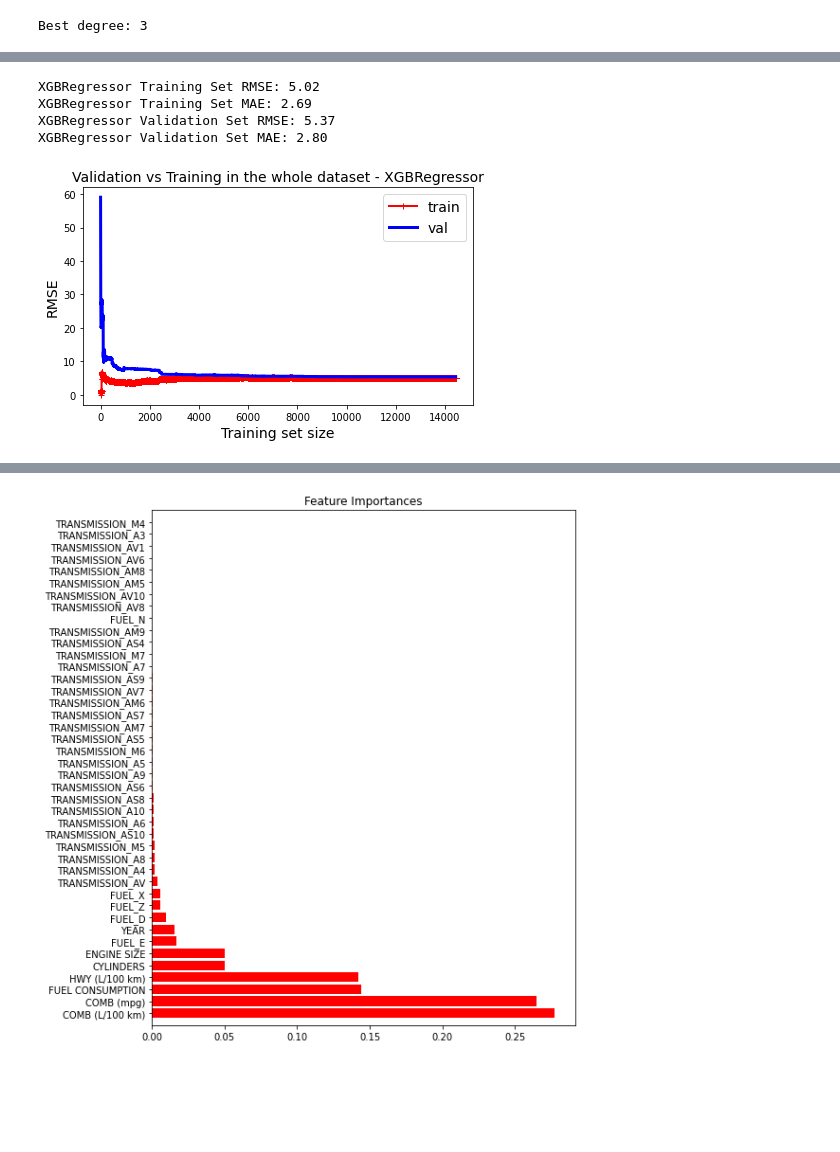
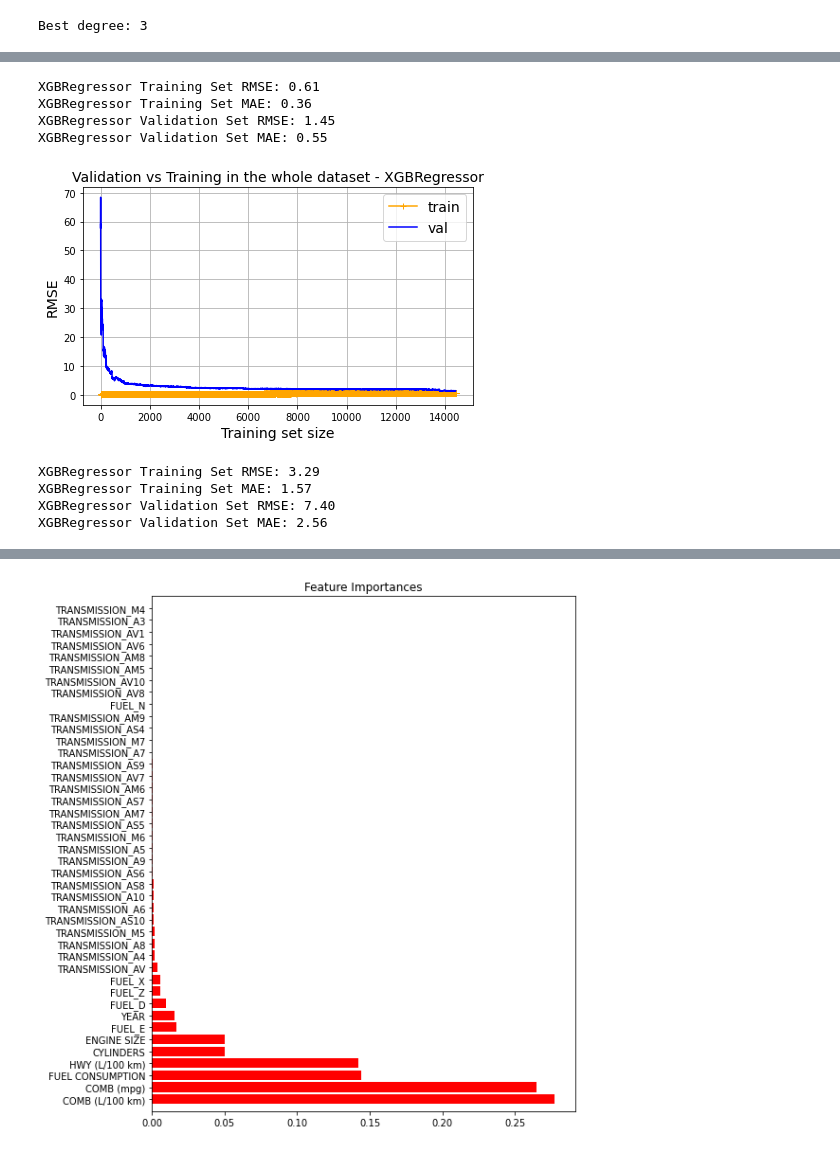
Before and after one commit to romthevacuousspider/Fuel-Consumption-2000-2022-ML-coursework2-, a Jupyter notebook: ML2.ipynb, the cells around one changed output, grey strips where cells are left out. Drawn from its saved outputs; the diff is of its cells as text; code cells hidden in the pictures; blank space fills up the shorter version.

```diff
--- a/ML2.ipynb
+++ b/ML2.ipynb
@@ -610,7 +661,7 @@ polynomial_regression = Pipeline([
         ("lin_reg", LinearRegression()),
     ])
 
-plot_learning_curves_and_evaluate(polynomial_regression, scaled_linear_data_train, label_train)
+plot_learning_curves_and_evaluate(polynomial_regression, x_train_linerD, y_train_linerD, x_val_linerD, y_val_linerD)
 # %% [output]
 Pipeline Training Set RMSE: 13.79
 Pipeline Training Set MAE: 6.88
@@ -641,2 +795,0 @@ RandomForestRegg_best_estimator = grid_search_forest.best_estimator_
-# %%
-plot_learning_curves_and_evaluate(RandomForestRegg_best_estimator, RandomFregressot_data_train, label_train)
@@ -651,3 +858,6 @@ add_model_performance(regression_performance, 'Random Forest', 5.46, 2.81)
+# %%
+x_train_AllD, x_val_AllD, y_train_AllD, y_val_AllD = train_test_split(scaled_alldata_train, label_train,
+                                                                              test_size=0.2, random_state=10)
 # %%
 from sklearn.tree import DecisionTreeRegressor
 from sklearn.model_selection import GridSearchCV
@@ -712,0 +982,22 @@ KNeighborsRegressor Validation Set MAE: 2.86
+# %%
+from sklearn.model_selection import GridSearchCV
+from sklearn.neighbors import KNeighborsRegressor
+
+#defining parameters
+param_grid_knn = [
+    {'n_neighbors': range(1, 11)}
+]
+
+knn_reg = KNeighborsRegressor()
+
+# Grid search
+grid_search_knn = GridSearchCV(knn_reg, param_grid_knn, cv=10, n_jobs=-1,
+                              scoring= 'neg_mean_squared_error',
+                           return_train_score=True)
+
+grid_search_knn.fit(x_train_AllD, y_train_AllD)
+
+knn_best_estimator_AllD = grid_search_knn.best_estimator_
+
+evaluate_model_with_validation(knn_best_estimator_AllD, x_train_AllD, y_train_AllD,
+                                  x_val_AllD, y_val_AllD)
@@ -715,34 +1076,34 @@ add_model_performance(regression_performance, 'KNN + RandomForest features', 5.7
 # %%
 import xgboost as xgb
 
 from sklearn.model_selection import RandomizedSearchCV
 from scipy.stats import randint
 
 #Defining parameters
 param_distribs_xgb = {
          'n_estimators': [100, 200, 300],           # Number of estimators
     'learning_rate': [0.01, 0.05, 0.1, 0.2],         # Learning rate
     'max_depth': [3, 5, 7],                    # Maximum depth of a tree
     'subsample': [0.8, 1.0],                   # Subsample ratio of the training instances
     'colsample_bytree': [0.8, 1.0],            # Subsample ratio of columns when constructing each tree
     'gamma': [0, 0.1, 0.2],                    # Minimum loss reduction required to make a further partition on a leaf node
     'reg_alpha': np.arange(0.1, 1, 0.1),                # L1 regularization
     'reg_lambda': np.arange(0.1, 1, 0.1)                # L2 regularization
 }
 
 xgb_rnadom_search = xgb.XGBRegressor(random_state=42)
 
 # randomized serach
 rnd_search_xgb = RandomizedSearchCV(xgb_rnadom_search, param_distributions=param_distribs_xgb,
                                 n_jobs=-1, n_iter=10, cv=5, scoring='neg_mean_squared_error', random_state=42)
-rnd_search_xgb.fit(RandomFregressot_data_train, label_train.values.ravel())
+rnd_search_xgb.fit(x_train_AllD, y_train_AllD)
 
-xgb_best_estimator = rnd_search_xgb.best_estimator_
+xgb_best_estimator_AllD = rnd_search_xgb.best_estimator_
 
-plot_learning_curves_and_evaluate(xgb_best_estimator, RandomFregressot_data_train, label_train.values.ravel())
+plot_learning_curves_and_evaluate(xgb_best_estimator_AllD, x_train_AllD, y_train_AllD, x_val_AllD, y_val_AllD)
 # %% [output]
-XGBRegressor Training Set RMSE: 5.02
-XGBRegressor Training Set MAE: 2.69
-XGBRegressor Validation Set RMSE: 5.37
-XGBRegressor Validation Set MAE: 2.80
+XGBRegressor Training Set RMSE: 0.61
+XGBRegressor Training Set MAE: 0.36
+XGBRegressor Validation Set RMSE: 1.45
+XGBRegressor Validation Set MAE: 0.55
-[figure, old version]
+[figure, new version]
@@ -749 +1112,34 @@ XGBRegressor Validation Set MAE: 2.80
+# %%
+import xgboost as xgb
+
+from sklearn.model_selection import RandomizedSearchCV
+from scipy.stats import randint
+
+#Defining parameters
+param_distribs_xgb = {
+         'n_estimators': [100, 200, 300],           # Number of estimators
+    'learning_rate': [0.01, 0.05, 0.1, 0.2],         # Learning rate
+    'max_depth': [3, 5, 7],                    # Maximum depth of a tree
+    'subsample': [0.8, 1.0],                   # Subsample ratio of the training instances
+    'colsample_bytree': [0.8, 1.0],            # Subsample ratio of columns when constructing each tree
+    'gamma': [0, 0.1, 0.2],                    # Minimum loss reduction required to make a further partition on a leaf node
+    'reg_alpha': np.arange(0.1, 1, 0.1),                # L1 regularization
+    'reg_lambda': np.arange(0.1, 1, 0.1)                # L2 regularization
+}
+
+xgb_rnadom_search = xgb.XGBRegressor(random_state=42)
+
+# randomized serach
+rnd_search_xgb = RandomizedSearchCV(xgb_rnadom_search, param_distributions=param_distribs_xgb,
+                                n_jobs=-1, n_iter=10, cv=5, scoring='neg_mean_squared_error', random_state=42)
+rnd_search_xgb.fit(x_train_linerD, y_train_linerD)
+
+xgb_best_estimator_linearD = rnd_search_xgb.best_estimator_
+
+evaluate_model_with_validation(xgb_best_estimator_linearD, x_train_linerD, y_train_linerD, x_val_linerD, y_val_linerD)
+# %% [output]
+XGBRegressor Training Set RMSE: 3.29
+XGBRegressor Training Set MAE: 1.57
+XGBRegressor Validation Set RMSE: 7.40
+XGBRegressor Validation Set MAE: 2.56
 # %%
```
Also changed, not shown: parts of 266 cells of this notebook.
